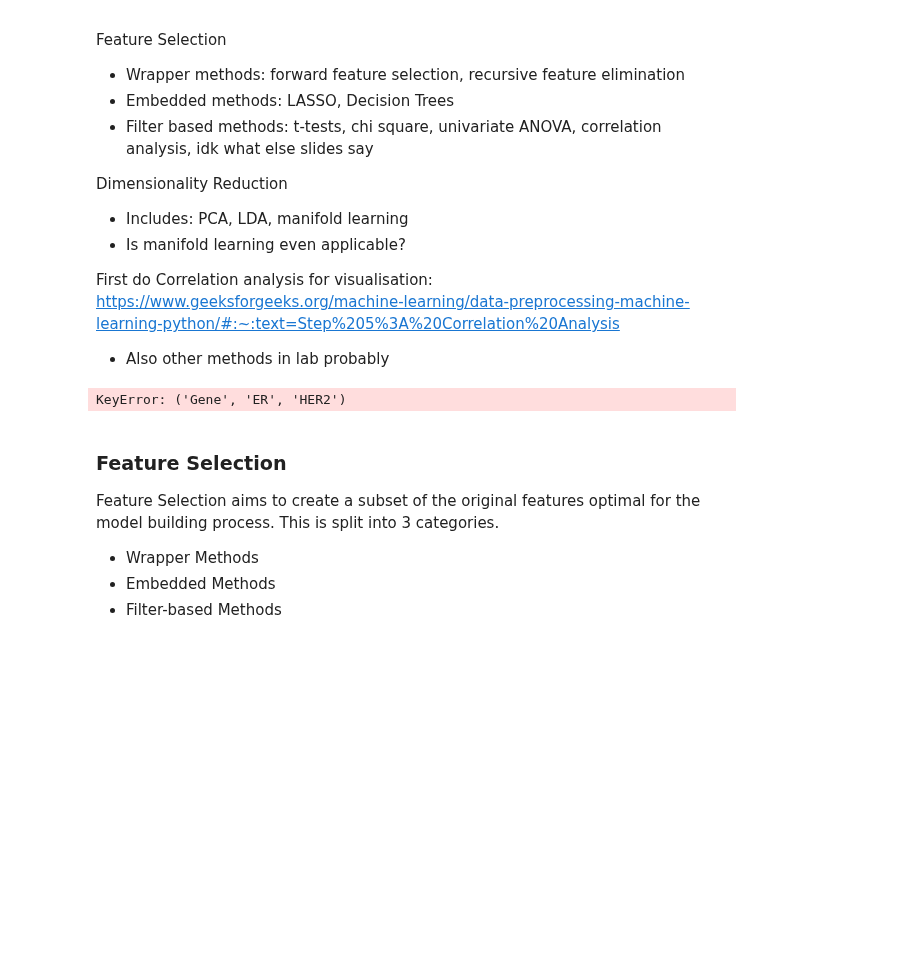
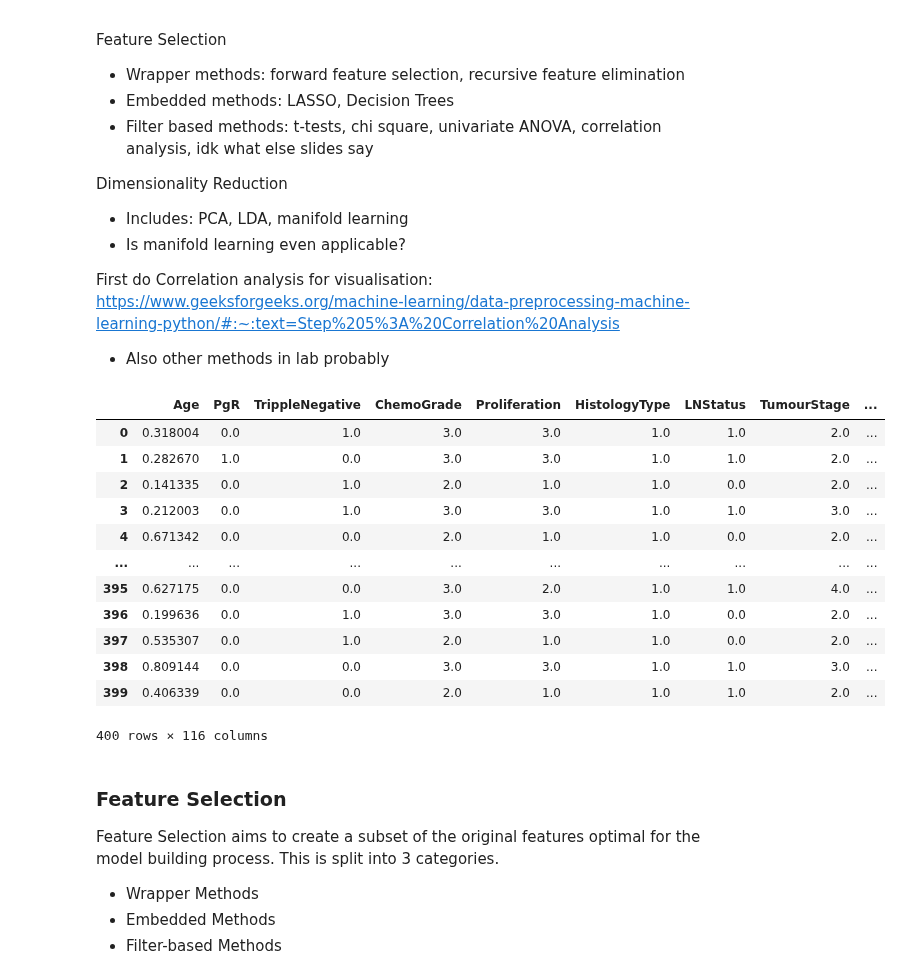
Before and after one commit to glacial-drm/Supervised-Learners, a Jupyter notebook: CW2/FeatureSelection.ipynb, the cells around one changed output. Cells and saved outputs as stored; diff of their text form; code cells hidden in the pictures; blank space fills up the shorter version.

```diff
--- a/CW2/FeatureSelection.ipynb
+++ b/CW2/FeatureSelection.ipynb
@@ -32,22 +32,34 @@ First do Correlation analysis for visualisation: https://www.geeksforgeeks.org/m
 - Also other methods in lab probably
 # %%
 # Preserve important features
-dataset_preserve = dataset['Gene','ER','HER2']
+dataset_preserve = dataset[['Gene','ER','HER2']]
 dataset = dataset.drop(labels=['Gene', 'ER', 'HER2'], axis=1)
 
 
 # Split data into features and outcomes
 
 # Outcomes
 dataset_y_clf = dataset['pCR (outcome)']
 datasey_y_reg = dataset['RelapseFreeSurvival (outcome)']
 
 # Features
 dataset = dataset.drop(['pCR (outcome)', 'RelapseFreeSurvival (outcome)'], axis=1)
 
 dataset
 # %% [output]
+|  | Age | PgR | TrippleNegative | ChemoGrade | Proliferation | HistologyType | LNStatus | TumourStage | ... |
+| 0 | 0.318004 | 0.0 | 1.0 | 3.0 | 3.0 | 1.0 | 1.0 | 2.0 | ... |
+| 1 | 0.282670 | 1.0 | 0.0 | 3.0 | 3.0 | 1.0 | 1.0 | 2.0 | ... |
+| 2 | 0.141335 | 0.0 | 1.0 | 2.0 | 1.0 | 1.0 | 0.0 | 2.0 | ... |
+| 3 | 0.212003 | 0.0 | 1.0 | 3.0 | 3.0 | 1.0 | 1.0 | 3.0 | ... |
+| 4 | 0.671342 | 0.0 | 0.0 | 2.0 | 1.0 | 1.0 | 0.0 | 2.0 | ... |
+| ... | ... | ... | ... | ... | ... | ... | ... | ... | ... |
+| 395 | 0.627175 | 0.0 | 0.0 | 3.0 | 2.0 | 1.0 | 1.0 | 4.0 | ... |
+| 396 | 0.199636 | 0.0 | 1.0 | 3.0 | 3.0 | 1.0 | 0.0 | 2.0 | ... |
+| 397 | 0.535307 | 0.0 | 1.0 | 2.0 | 1.0 | 1.0 | 0.0 | 2.0 | ... |
+| 398 | 0.809144 | 0.0 | 0.0 | 3.0 | 3.0 | 1.0 | 1.0 | 3.0 | ... |
+| 399 | 0.406339 | 0.0 | 0.0 | 2.0 | 1.0 | 1.0 | 1.0 | 2.0 | ... |
-KeyError: ('Gene', 'ER', 'HER2')
+400 rows × 116 columns
 # %% [markdown]
 ### Feature Selection
 Feature Selection aims to create a subset of the original features optimal for the model building process. This is split into 3 categories.
```
Also changed, not shown: parts of 2 cells of this notebook.
